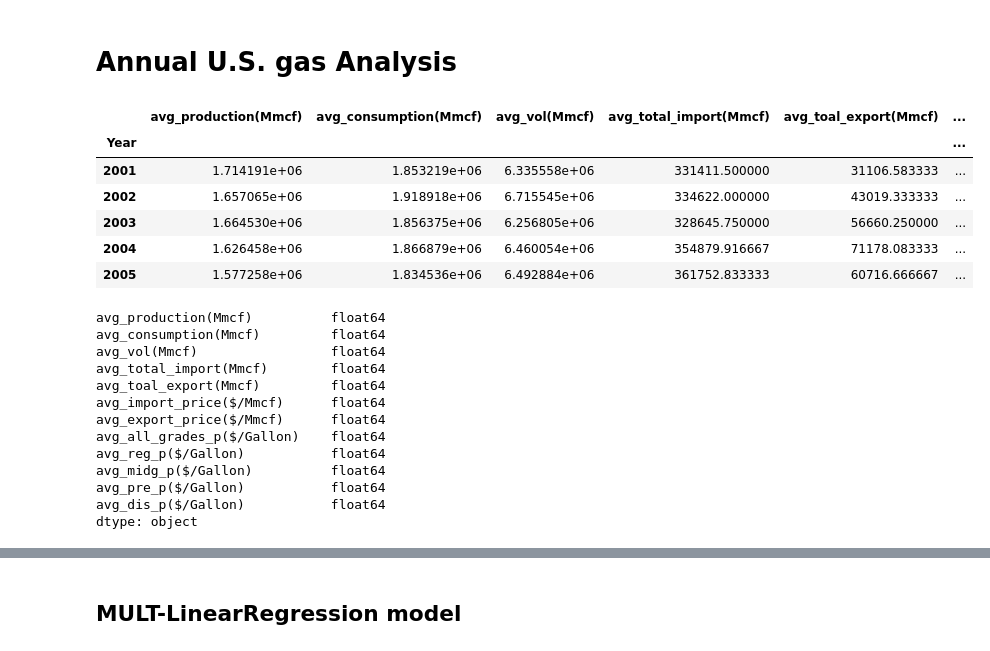
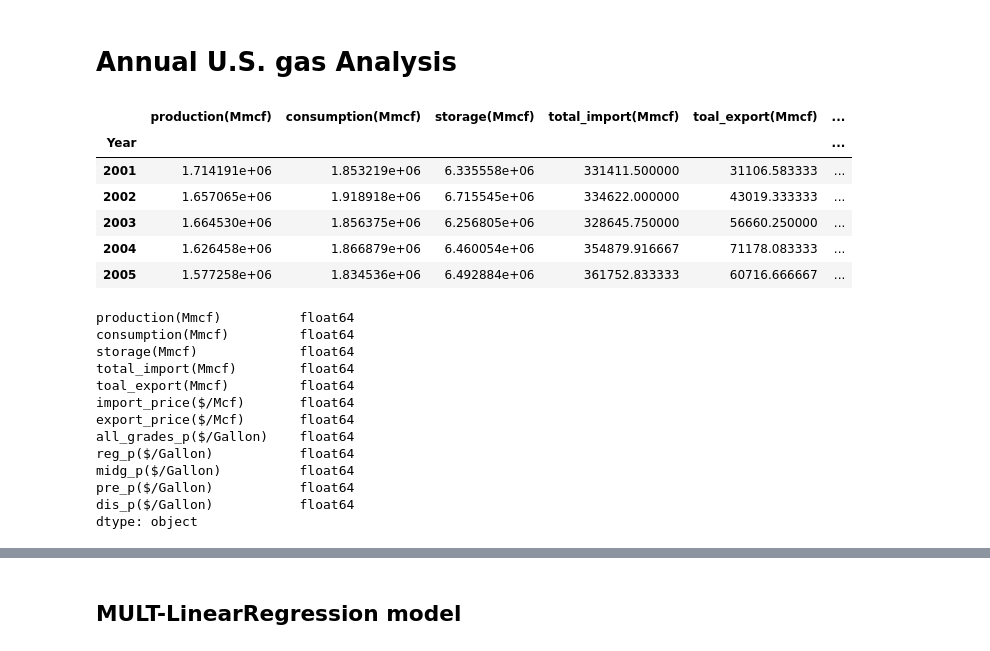
Before and after one commit to FIRE-Phoebe/Gas_Price_analysis, a Jupyter notebook: Supervised_ML.ipynb, the cells around one changed output, grey strips where cells are left out. Drawn from its saved outputs; the diff is of its cells as text; code cells hidden in the pictures.

```diff
--- a/Supervised_ML.ipynb
+++ b/Supervised_ML.ipynb
@@ -99,23 +99,23 @@ annual_avg_vol = us_gas_data.groupby(['Year']).mean()['Volumn(Mmcf)']
 # %%
 # create annual summary, reorder columns
 annual_gas_summary = pd.DataFrame({
-    'avg_production(Mmcf)': annual_gas_production,
-    'avg_consumption(Mmcf)': annual_gas_consumption,
-    'avg_vol(Mmcf)': annual_avg_vol,
-    'avg_total_import(Mmcf)': annual_total_import,
-    'avg_toal_export(Mmcf)': annual_total_export,
-    'avg_import_price($/Mmcf)': annual_gas_import_p,
-    'avg_export_price($/Mmcf)': annual_gas_export_p,
-    'avg_all_grades_p($/Gallon)': annual_avg_all_grades_p,
-    'avg_reg_p($/Gallon)': annual_avg_reg_p,
-    'avg_midg_p($/Gallon)': annual_avg_midg_p,
-    'avg_pre_p($/Gallon)': annual_avg_pre_p,
-    'avg_dis_p($/Gallon)': annual_avg_dis_p
+    'production(Mmcf)': annual_gas_production,
+    'consumption(Mmcf)': annual_gas_consumption,
+    'storage(Mmcf)': annual_avg_vol,
+    'total_import(Mmcf)': annual_total_import,
+    'toal_export(Mmcf)': annual_total_export,
+    'import_price($/Mcf)': annual_gas_import_p,
+    'export_price($/Mcf)': annual_gas_export_p,
+    'all_grades_p($/Gallon)': annual_avg_all_grades_p,
+    'reg_p($/Gallon)': annual_avg_reg_p,
+    'midg_p($/Gallon)': annual_avg_midg_p,
+    'pre_p($/Gallon)': annual_avg_pre_p,
+    'dis_p($/Gallon)': annual_avg_dis_p
 })
 
 annual_gas_summary.head()
 # %% [output]
-|  | avg_production(Mmcf) | avg_consumption(Mmcf) | avg_vol(Mmcf) | avg_total_import(Mmcf) | avg_toal_export(Mmcf) | ... |
+|  | production(Mmcf) | consumption(Mmcf) | storage(Mmcf) | total_import(Mmcf) | toal_export(Mmcf) | ... |
 | Year |  |  |  |  |  | ... |
 | 2001 | 1.714191e+06 | 1.853219e+06 | 6.335558e+06 | 331411.500000 | 31106.583333 | ... |
 | 2002 | 1.657065e+06 | 1.918918e+06 | 6.715545e+06 | 334622.000000 | 43019.333333 | ... |
@@ -127,18 +127,18 @@ annual_gas_summary.head()
 # %%
 annual_gas_summary.dtypes
 # %% [output]
-avg_production(Mmcf)          float64
-avg_consumption(Mmcf)         float64
-avg_vol(Mmcf)                 float64
-avg_total_import(Mmcf)        float64
-avg_toal_export(Mmcf)         float64
-avg_import_price($/Mmcf)      float64
-avg_export_price($/Mmcf)      float64
-avg_all_grades_p($/Gallon)    float64
-avg_reg_p($/Gallon)           float64
-avg_midg_p($/Gallon)          float64
-avg_pre_p($/Gallon)           float64
-avg_dis_p($/Gallon)           float64
+production(Mmcf)          float64
+consumption(Mmcf)         float64
+storage(Mmcf)             float64
+total_import(Mmcf)        float64
+toal_export(Mmcf)         float64
+import_price($/Mcf)       float64
+export_price($/Mcf)       float64
+all_grades_p($/Gallon)    float64
+reg_p($/Gallon)           float64
+midg_p($/Gallon)          float64
+pre_p($/Gallon)           float64
+dis_p($/Gallon)           float64
 dtype: object
 # %%
 annual_gas_summary = annual_gas_summary.reset_index()
```
Also changed, not shown: parts of 10 cells of this notebook, 12 other files.
